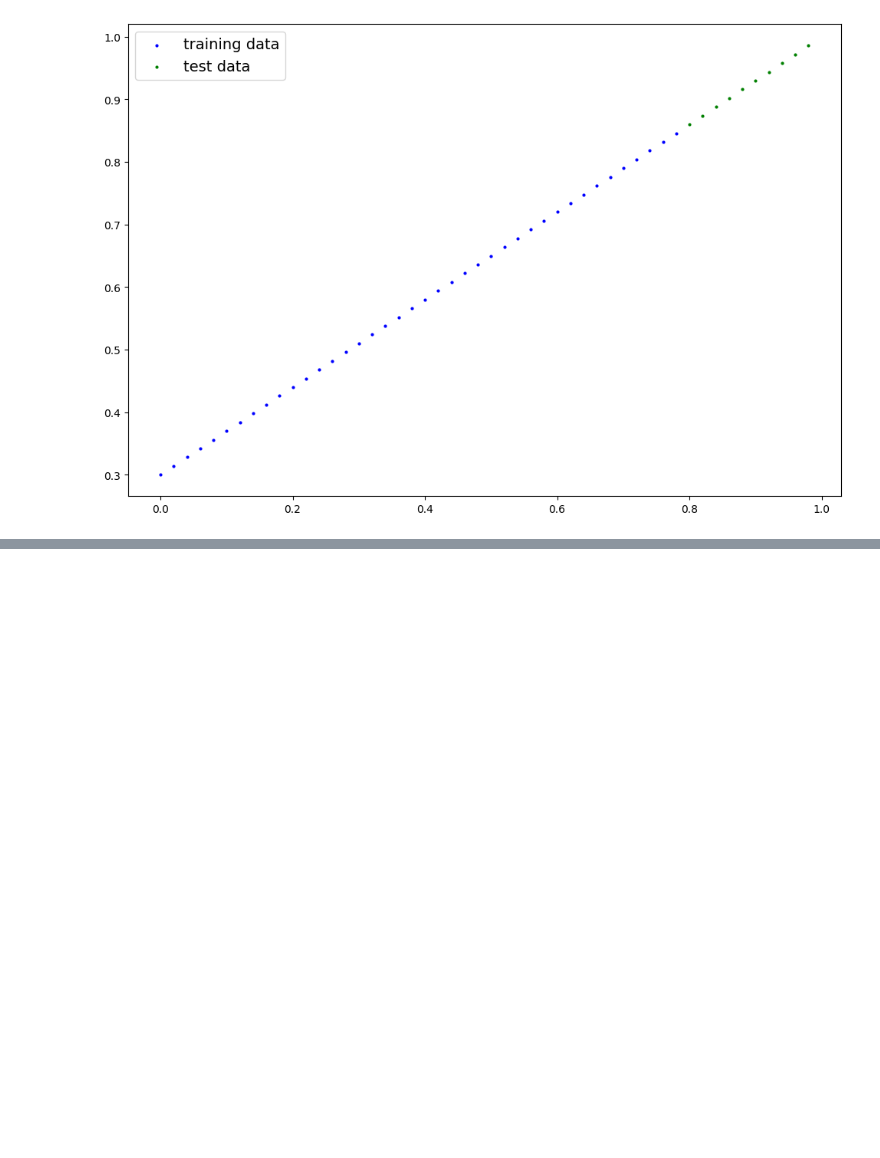
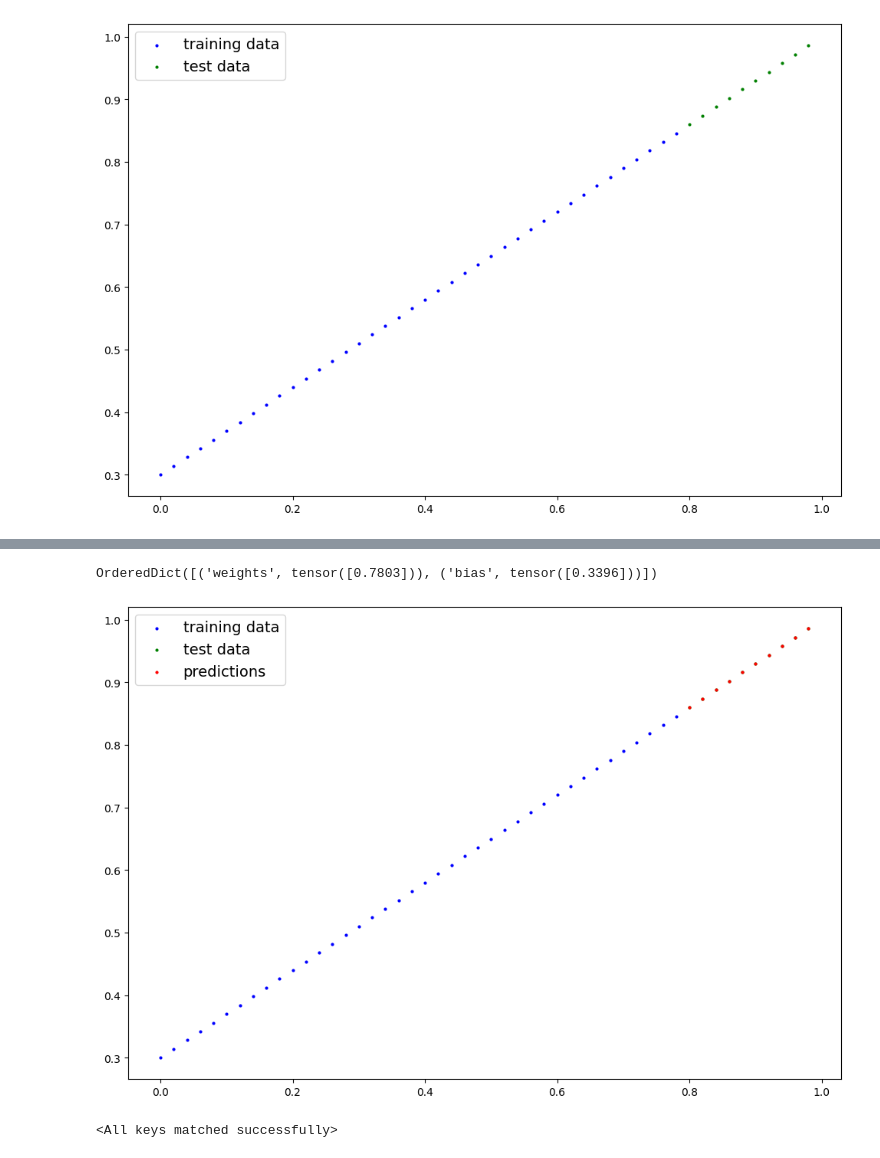
Before and after one commit to Purple10101/EE32009_SNN, a Jupyter notebook: torch_workflow.ipynb, the cells around one changed output, grey strips where cells are left out. Saved outputs shown, nothing was run; the diff lists cells and outputs as text; code cells hidden in the pictures; blank space fills up the shorter version.

```diff
--- a/torch_workflow.ipynb
+++ b/torch_workflow.ipynb
@@ -96,0 +142,28 @@ class LinearRegressionModel(nn.Module):
+# %%
+# setup a loss function and optimizer
+
+loss_fn = nn.L1Loss()
+optimizer = torch.optim.SGD(params=model_0.parameters(), lr=0.00001)
+# lr is learning rate
+# params are the value to be changed
+
+# lr is like a damping ratio kida.
+# It is like a scalar for how fast to try and learn.
+
+# Now we need a training loop and testing loop.
+
+epochs = 200
+for epoch in range(epochs):
+    # put model in training mode
+    model_0.train()
+
+
+    y_preds = model_0(X_train) # forward pass (data tru forward method)
+    loss = loss_fn(y_preds, y_train)
+    print(loss)
+    optimizer.zero_grad() # each epoch start fresh
+    loss.backward() # back prop
+    optimizer.step() # grad decent
+
+    # Testing steps
+    model_0.eval() # turns off gradient tracking
@@ -96,0 +188,23 @@ class LinearRegressionModel(nn.Module):
+# %%
+model_0.state_dict()
+# %% [output]
+OrderedDict([('weights', tensor([0.7803])), ('bias', tensor([0.3396]))])
+# %%
+with torch.no_grad():
+    y_preds = model_0(X_test)
+plot_predictions(predictions=y_preds)
+# %% [output]
+[figure, added]
+# %%
+# Saving this model off and loading one in...
+
+# methods...
+
+# 1. torch.save()
+torch.save(obj=model_0.state_dict(), f="model_0.pth")
+
+# 2. loading in the state_dict to a new instance
+model_0_0 = LinearRegressionModel()
+model_0_0.load_state_dict(torch.load(f="model_0.pth"))
+# %% [output]
+<All keys matched successfully>
```
Also changed, not shown: parts of 6 cells of this notebook.
